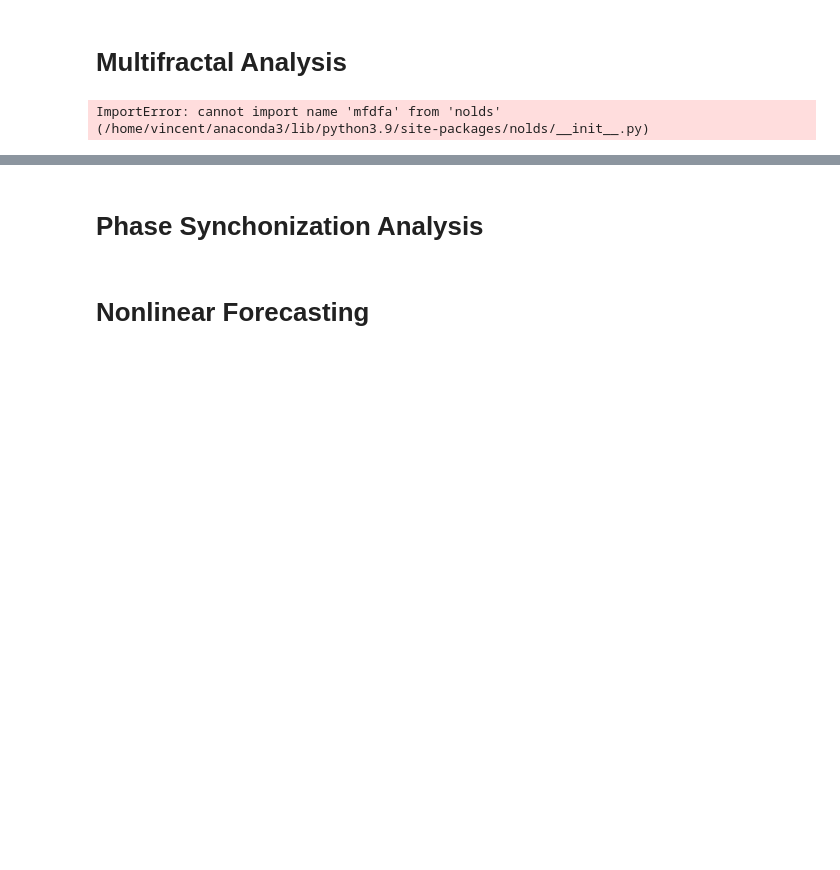
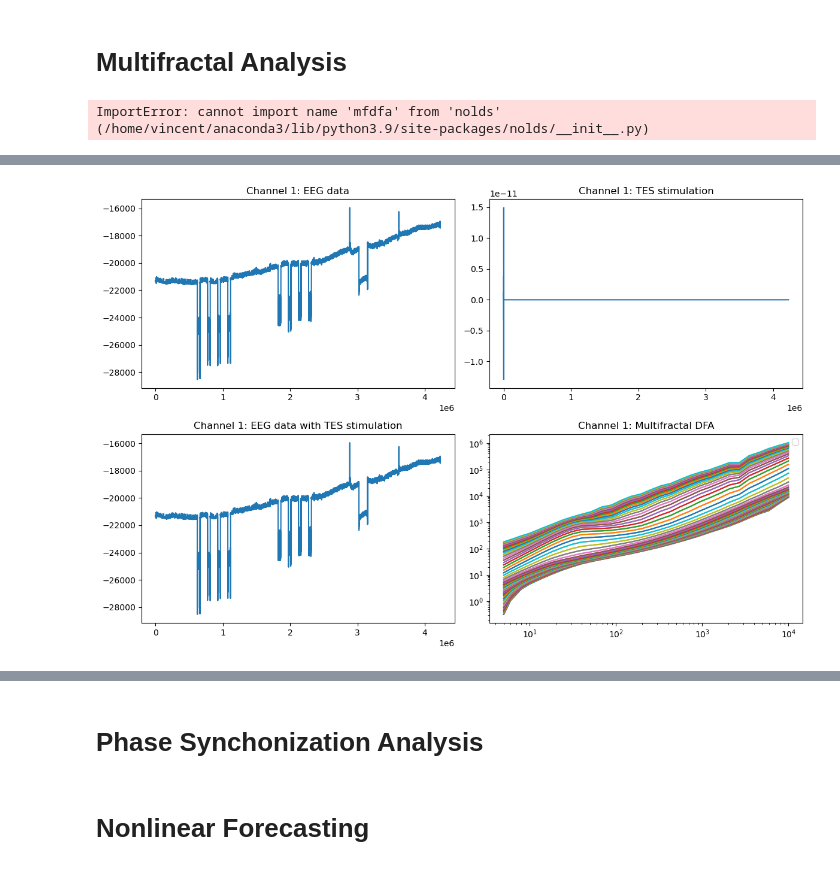
Before and after one commit to Metaverse-Crowdsource/Complete-Neural-Signal-Analysis, a Jupyter notebook: Exploration and Analysis EEG.ipynb, the cells around one changed output, grey strips where cells are left out. Cells and saved outputs as stored; diff of their text form; code cells hidden in the pictures; blank space fills up the shorter version.

```diff
--- a/Exploration and Analysis EEG.ipynb
+++ b/Exploration and Analysis EEG.ipynb
@@ -641,22 +636,6 @@ for i, trigger in enumerate(triggers):
 
 # Convert to numpy array
 stim_indices = np.array(stim_indices)
-# %%
-DSamp = data['DSamp']
-
-triggers = DSamp[0][0][0]
-EEGdata = DSamp[0][0][1]
-fs = DSamp[0][0][2][0][0]
-fsOld = DSamp[0][0][3][0][0]
-time = DSamp[0][0][4][0]
-label = DSamp[0][0][5]
-nchan = DSamp[0][0][6][0][0]
-rate = DSamp[0][0][7][0][0]
-npt = DSamp[0][0][8][0][0]
-Subj = DSamp[0][0][9][0]
-ptrackerPerf = DSamp[0][0][10]
-ptrackerTime = DSamp[0][0][11]
-ptrackerfs = DSamp[0][0][12][0][0]
 # %%
 import numpy as np
 import matplotlib.pyplot as plt
@@ -1148,35 +1169,65 @@ eeg_data_filtered = butter_bandpass_filter(eeg_data, lowcut, highcut, fs)
 # %% [output]
 ImportError: cannot import name 'mfdfa' from 'nolds' (/home/vincent/anaconda3/lib/python3.9/site-packages/nolds/__init__.py)
 # %%
+import numpy as np
+import matplotlib.pyplot as plt
+from MFDFA import MFDFA
+from MFDFA import fgn
+
+# Load EEG data
+DSamp = data['DSamp']
+num_channels = DSamp[0][0][1].shape[0]
+
 # Calculate multifractal spectrum for the EEG data
-alpha, f_alpha = mfdfa(eeg_data_filtered)
+lag = np.logspace(0.7, 4, 30).astype(int)
+q = np.linspace(-5,5,50)
 
-# Calculate multifractal spectrum for the EEG data with TES stimulation
+# Assume some stimulation parameters for TES
+stimulation_params = {"duration": 5, "frequency": 50, "amplitude": 2}
 stimulation_duration = stimulation_params["duration"] * 60  # Convert to seconds
 stimulation_frequency = stimulation_params["frequency"]
 stimulation_amplitude = stimulation_params["amplitude"]
 stimulation_waveform = stimulation_amplitude * np.sin(2 * np.pi * stimulation_frequency * np.arange(stimulation_duration))
 
-eeg_data_with_stimulation = eeg_data_filtered + stimulation_waveform
-alpha_with_stimulation, f_alpha_with_stimulation = mfdfa(eeg_data_with_stimulation)
+# Loop over each channel
+for ch in range(num_channels):
+    # Select the current channel data
+    eeg_data_filtered = DSamp[0][0][1][ch, :]
 
-# Visualize the results
-plt.subplot(2, 2, 1)
-plt.plot(eeg_data)
-plt.title("EEG data")
+    # Rescale the waveform to match the EEG data length
+    if len(stimulation_waveform) > len(eeg_data_filtered):
+        stimulation_waveform = stimulation_waveform[:len(eeg_data_filtered)]
+    elif len(stimulation_waveform) < len(eeg_data_filtered):
+        pad = len(eeg_data_filtered) - len(stimulation_waveform)
+        stimulation_waveform = np.pad(stimulation_waveform, (0, pad), 'constant')
 
-plt.subplot(2, 2, 2)
-plt.plot(stimulation_waveform)
-plt.title("TES stimulation")
+    eeg_data_with_stimulation = eeg_data_filtered + stimulation_waveform
 
-plt.subplot(2, 2, 3)
-plt.plot(eeg_data_with_stimulation)
-plt.title("EEG data with TES stimulation")
+    # Call MFDFA for the current channel data
+    scale, fluct = MFDFA(eeg_data_filtered, lag = lag, q = q)
+    scale_with_stimulation, fluct_with_stimulation = MFDFA(eeg_data_with_stimulation, lag = lag, q = q)
 
-plt.subplot(2, 2, 4)
-plt.plot(alpha, f_alpha, label="EEG data")
-plt.plot(alpha_with_stimulation, f_alpha_with_stimulation, label="EEG data with TES stimulation")
-plt.legend()
-plt.title("Multifractal spectrum")
+    # Visualize the results
+    plt.figure(figsize=(12, 8))
 
-plt.show()
+    plt.subplot(2, 2, 1)
+    plt.plot(eeg_data_filtered)
+    plt.title(f"Channel {ch+1}: EEG data")
+
+    plt.subplot(2, 2, 2)
+    plt.plot(stimulation_waveform)
+    plt.title(f"Channel {ch+1}: TES stimulation")
+
+    plt.subplot(2, 2, 3)
+    plt.plot(eeg_data_with_stimulation)
+    plt.title(f"Channel {ch+1}: EEG data with TES stimulation")
+
+    plt.subplot(2, 2, 4)
+    plt.loglog(scale, fluct)
+    plt.loglog(scale_with_stimulation, fluct_with_stimulation)
+    plt.legend()
+    plt.title(f"Channel {ch+1}: Multifractal DFA")
+
+    plt.tight_layout()
+    plt.show()
+# %% [output]
@@ -1182,0 +1235 @@ plt.show()
+[figure, added]
```
Also changed, not shown: parts of 7 cells of this notebook.
